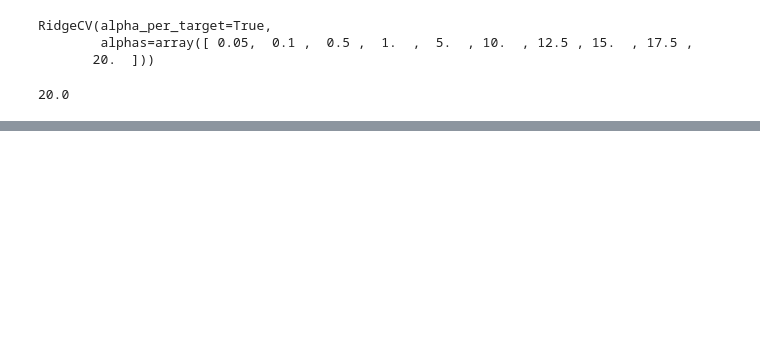
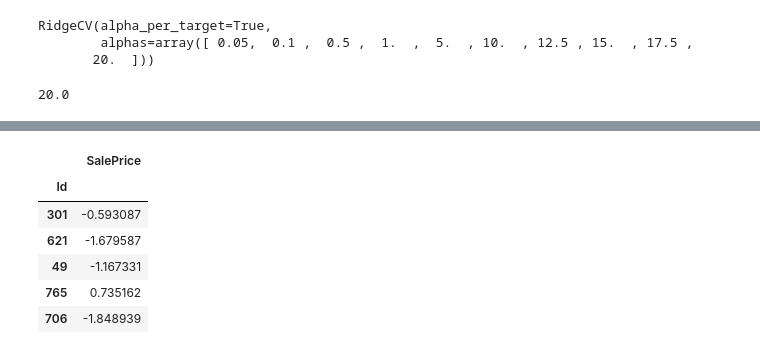
Before and after one commit to brunobou/projet_personnel, a Jupyter notebook: kaggle_house_price/testing model.ipynb, the cells around one changed output, grey strips where cells are left out. Cells and saved outputs as stored; diff of their text form; code cells hidden in the pictures; blank space fills up the shorter version.

```diff
--- a/kaggle_house_price/testing model.ipynb
+++ b/kaggle_house_price/testing model.ipynb
@@ -208,0 +287,3 @@ ml = ElasticNetCV()
+# %%
+y_p_tr_el2=ml2.predict(X_train)
+y_p_te_el2=ml2.predict(X_test)
@@ -208,0 +308,12 @@ ml = ElasticNetCV()
+# %%
+df_out= pd.DataFrame(y_p_te_el2,columns=["SalePrice"],index=y_test.index)
+# %%
+df_out.head()
+# %% [output]
+|  | SalePrice |
+| Id |  |
+| 301 | -0.593087 |
+| 621 | -1.679587 |
+| 49 | -1.167331 |
+| 765 | 0.735162 |
+| 706 | -1.848939 |
```
Also changed, not shown: parts of 38 cells of this notebook.
